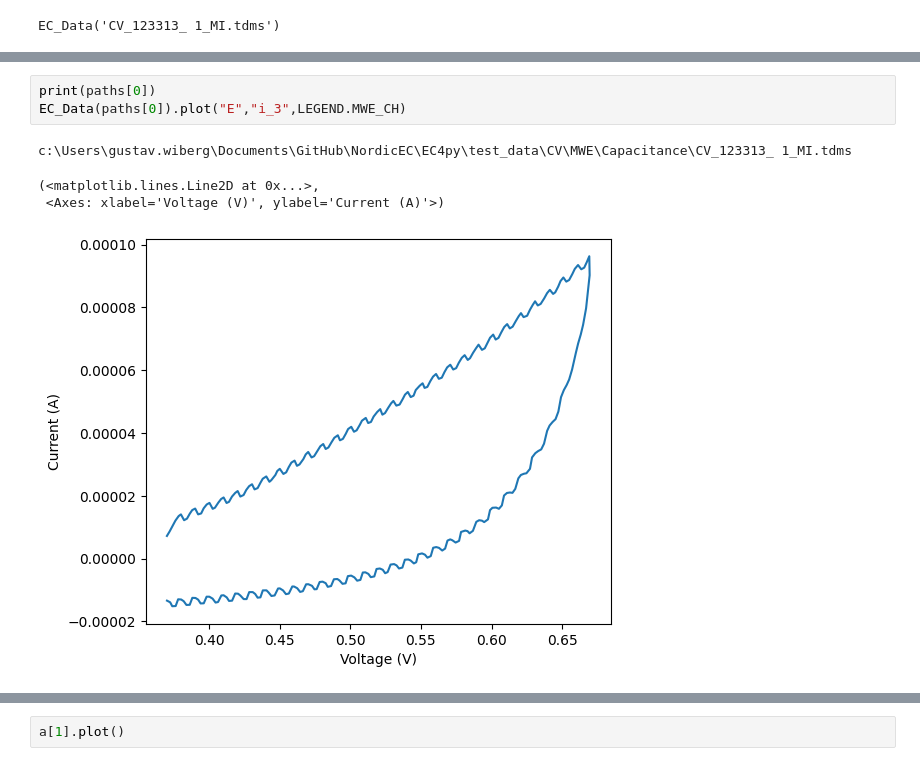
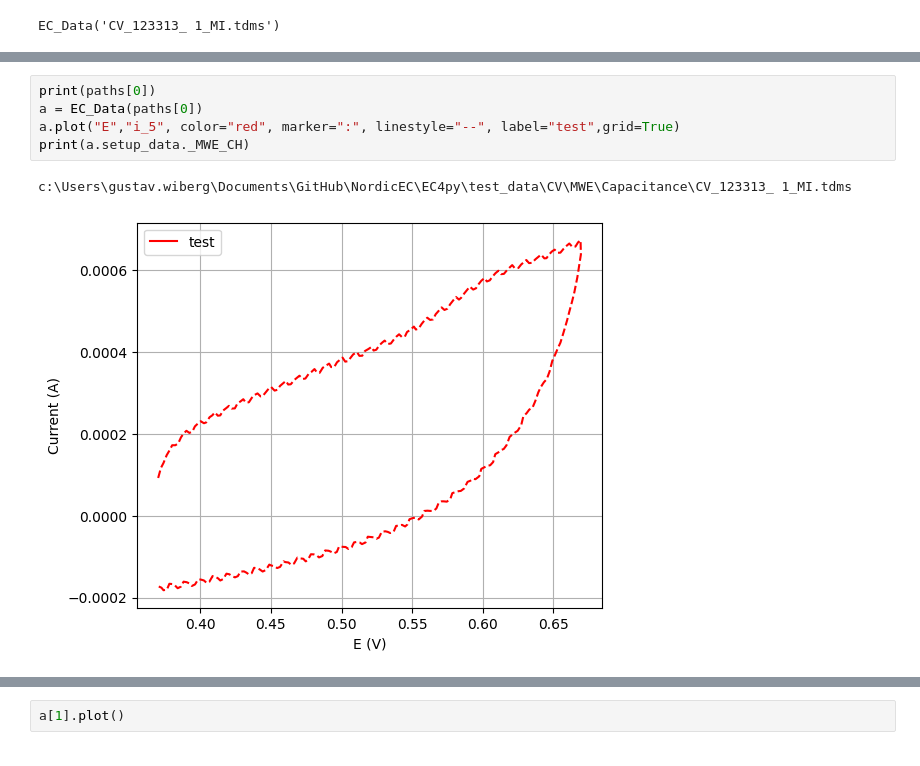
Before and after one commit to NordicEC/EC4py, a Jupyter notebook: dev/CV_Datas/MWE_CV_Datas_1_capacitance.ipynb, the cells around one changed output, grey strips where cells are left out. Saved outputs shown, nothing was run; the diff lists cells and outputs as text.

```diff
--- a/dev/CV_Datas/MWE_CV_Datas_1_capacitance.ipynb
+++ b/dev/CV_Datas/MWE_CV_Datas_1_capacitance.ipynb
@@ -90,11 +85,11 @@ CV_Datas(['CV_123313_ 1_MI.tdms','CV_123315_ 1_MI.tdms','CV_123317_ 1_MI.tdms','
 # %%
 print(paths[0])
-EC_Data(paths[0]).plot("E","i_3",LEGEND.MWE_CH)
+a = EC_Data(paths[0])
+a.plot("E","i_5", color="red", marker=":", linestyle="--", label="test",grid=True)
+print(a.setup_data._MWE_CH)
 # %% [output]
 c:\Users\gustav.wiberg\Documents\GitHub\NordicEC\EC4py\test_data\CV\MWE\Capacitance\CV_123313_ 1_MI.tdms
-(<matplotlib.lines.Line2D at 0x...>,
- <Axes: xlabel='Voltage (V)', ylabel='Current (A)'>)
-[figure, old version]
+[figure, new version]
 # %%
 a=CV_Datas(paths,"i_3",y_smooth=5)
 print(a[0].setup_data._MWE_CH)
```
Also changed, not shown: parts of 21 cells of this notebook, 5 other files.
